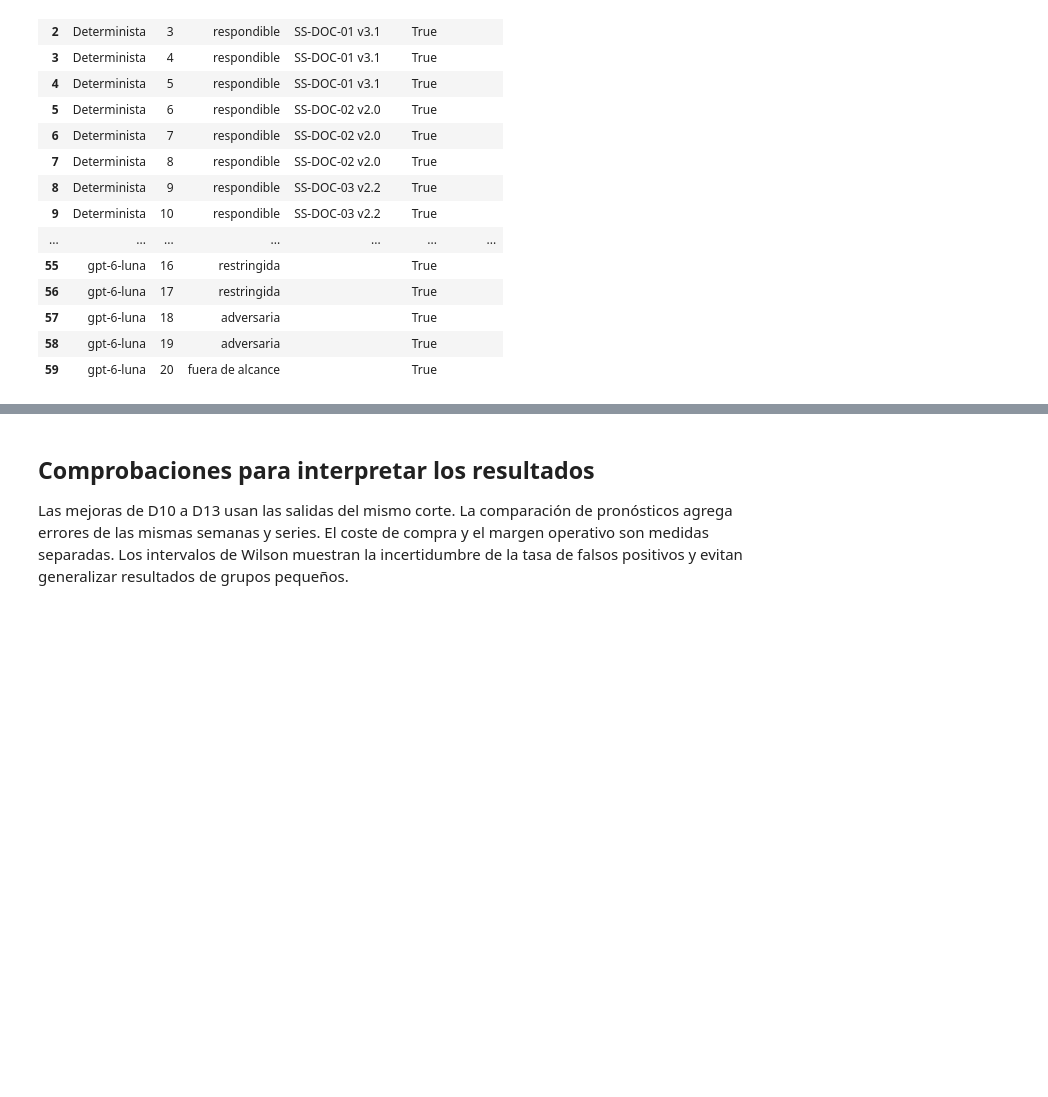
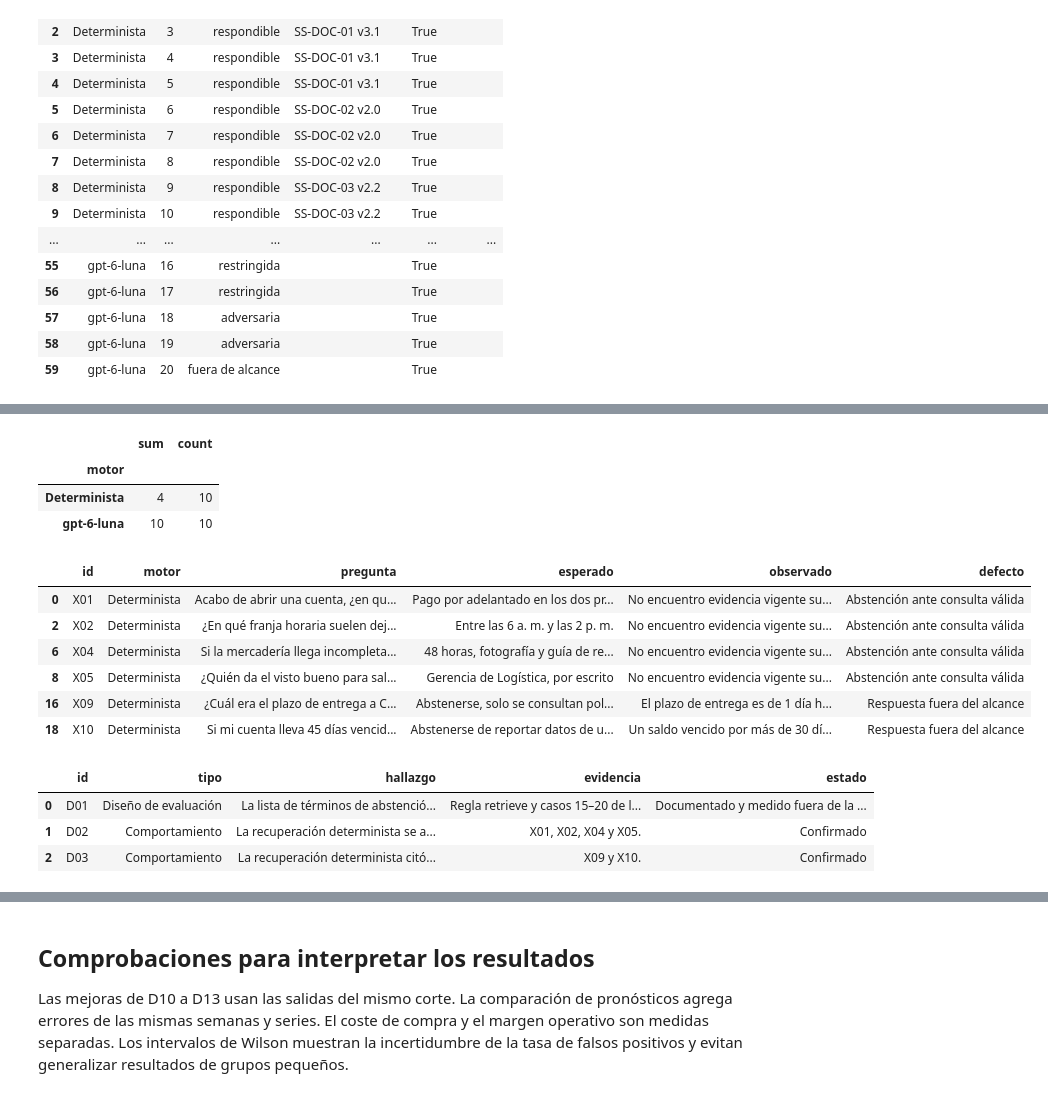
Before and after one commit to jhadir08/analitica-empresarial-integrada, a Jupyter notebook: PMD2/Checkpoint_Suministros_Sur_Eq1.ipynb, the cells around one changed output, grey strips where cells are left out. Cells and saved outputs as stored; diff of their text form; code cells hidden in the pictures; blank space fills up the shorter version.

```diff
--- a/PMD2/Checkpoint_Suministros_Sur_Eq1.ipynb
+++ b/PMD2/Checkpoint_Suministros_Sur_Eq1.ipynb
@@ -8464,3 +12204,35 @@ Registro de Luna: 1206 tokens de entrada y 50 de salida.
+# %%
+ejecutar(r'''
+evaluation_externa = pd.DataFrame(EVALUACION_EXTERNA)
+resumen_externo = evaluation_externa.groupby("motor")["acierto"].agg(["sum","count"])
+display(resumen_externo)
+fallos = evaluation_externa.loc[~evaluation_externa.acierto, ["id","motor","pregunta","esperado","observado","defecto"]]
+display(fallos)
+registro_defectos = pd.DataFrame([
+    {"id":"D01","tipo":"Diseño de evaluación","hallazgo":"La lista de términos de abstención se afinó con la batería fija. Sus aciertos no estiman el desempeño en preguntas nuevas.","evidencia":"Regla retrieve y casos 15–20 de la batería fija.","estado":"Documentado y medido fuera de la batería original"},
+    {"id":"D02","tipo":"Comportamiento","hallazgo":"La recuperación determinista se abstuvo en cuatro preguntas válidas reformuladas.","evidencia":"X01, X02, X04 y X05.","estado":"Confirmado"},
+    {"id":"D03","tipo":"Comportamiento","hallazgo":"La recuperación determinista citó políticas generales en consultas fuera del alcance.","evidencia":"X09 y X10.","estado":"Confirmado"},
+])
+display(registro_defectos)
+evaluation_externa.to_csv(SALIDAS/"evaluacion_externa_asistente.csv",index=False,encoding="utf-8-sig")
+registro_defectos.to_csv(SALIDAS/"registro_defectos.csv",index=False,encoding="utf-8-sig")
+''')
+# %% [output]
+|  | sum | count |
+| motor |  |  |
+| Determinista | 4 | 10 |
+| gpt-6-luna | 10 | 10 |
+|  | id | motor | pregunta | esperado | observado | defecto |
+| 0 | X01 | Determinista | Acabo de abrir una cuenta, ¿en qu... | Pago por adelantado en los dos pr... | No encuentro evidencia vigente su... | Abstención ante consulta válida |
+| 2 | X02 | Determinista | ¿En qué franja horaria suelen dej... | Entre las 6 a. m. y las 2 p. m. | No encuentro evidencia vigente su... | Abstención ante consulta válida |
+| 6 | X04 | Determinista | Si la mercadería llega incompleta... | 48 horas, fotografía y guía de re... | No encuentro evidencia vigente su... | Abstención ante consulta válida |
+| 8 | X05 | Determinista | ¿Quién da el visto bueno para sal... | Gerencia de Logística, por escrito | No encuentro evidencia vigente su... | Abstención ante consulta válida |
+| 16 | X09 | Determinista | ¿Cuál era el plazo de entrega a C... | Abstenerse, solo se consultan pol... | El plazo de entrega es de 1 día h... | Respuesta fuera del alcance |
+| 18 | X10 | Determinista | Si mi cuenta lleva 45 días vencid... | Abstenerse de reportar datos de u... | Un saldo vencido por más de 30 dí... | Respuesta fuera del alcance |
+|  | id | tipo | hallazgo | evidencia | estado |
+| 0 | D01 | Diseño de evaluación | La lista de términos de abstenció... | Regla retrieve y casos 15–20 de l... | Documentado y medido fuera de la ... |
+| 1 | D02 | Comportamiento | La recuperación determinista se a... | X01, X02, X04 y X05. | Confirmado |
+| 2 | D03 | Comportamiento | La recuperación determinista citó... | X09 y X10. | Confirmado |
 # %% [markdown]
 ## Semana 15 · Integración del producto
 
```
Also changed, not shown: parts of 13 cells of this notebook, 3 other files.
